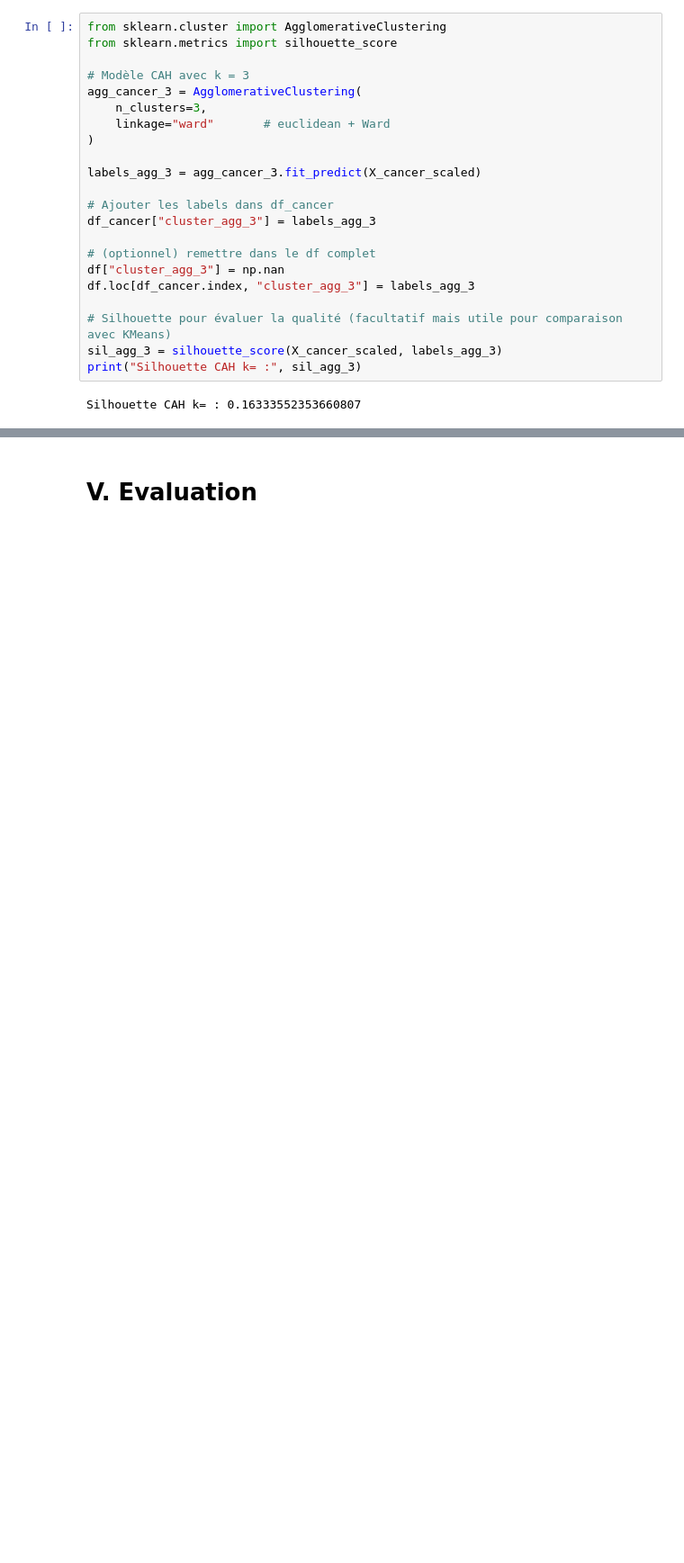
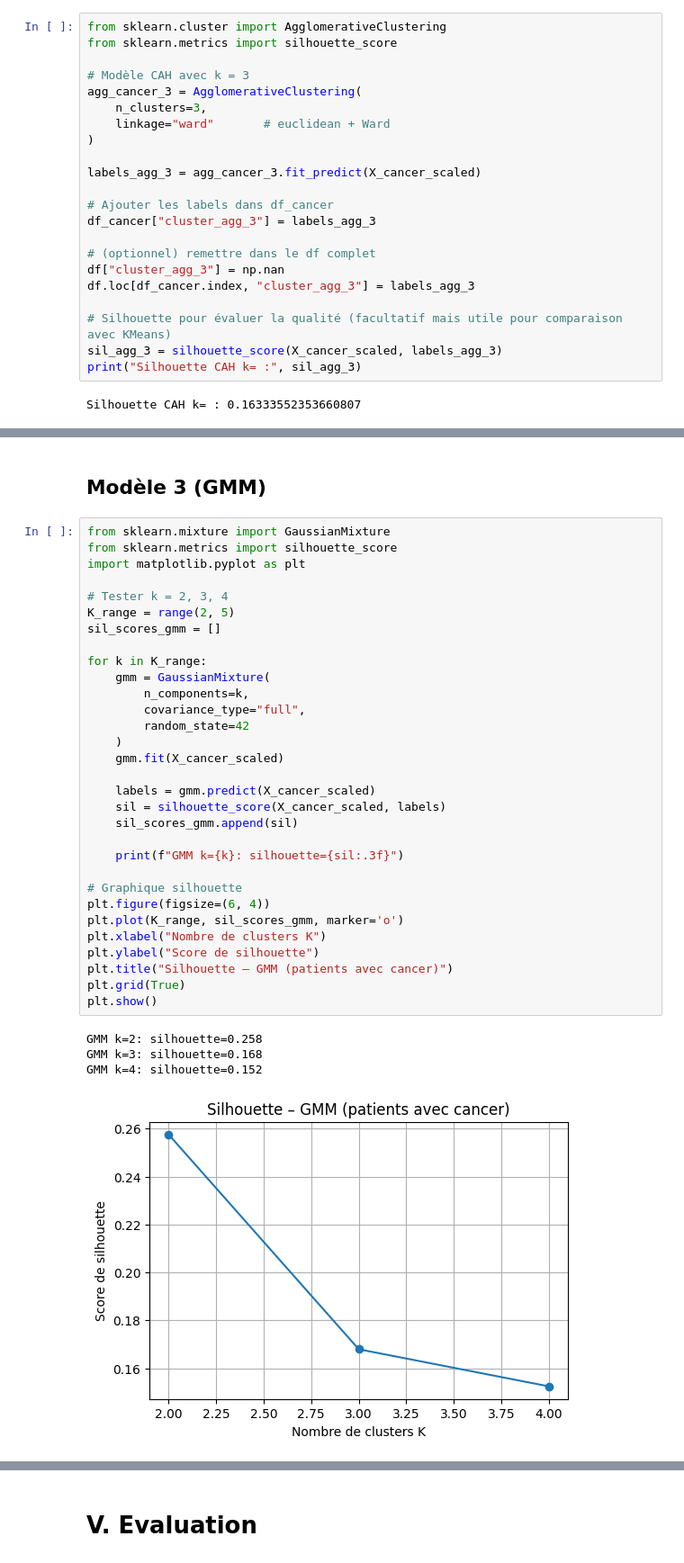
Before and after one commit to eyaguirat10/CoWin-Breast-Cancer-Detection, a Jupyter notebook: MiniProjet_ML2Partie2_.ipynb, the cells around one changed output, grey strips where cells are left out. Shown at 90% size. Saved outputs shown, nothing was run; the diff lists cells and outputs as text; blank space fills up the shorter version.

Commit message:
Ajout Modèle 3 + évaluation DSO2

```diff
--- a/MiniProjet_ML2Partie2_.ipynb
+++ b/MiniProjet_ML2Partie2_.ipynb
@@ -653,3 +687,41 @@ plt.grid(True)
 plt.show()
 # %% [output]
 [figure]
+# %% [markdown]
+## **Modèle 3 (GMM)**
+# %%
+from sklearn.mixture import GaussianMixture
+from sklearn.metrics import silhouette_score
+import matplotlib.pyplot as plt
+
+# Tester k = 2, 3, 4
+K_range = range(2, 5)
+sil_scores_gmm = []
+
+for k in K_range:
+    gmm = GaussianMixture(
+        n_components=k,
+        covariance_type="full",
+        random_state=42
+    )
+    gmm.fit(X_cancer_scaled)
+
+    labels = gmm.predict(X_cancer_scaled)
+    sil = silhouette_score(X_cancer_scaled, labels)
+    sil_scores_gmm.append(sil)
+
+    print(f"GMM k={k}: silhouette={sil:.3f}")
+
+# Graphique silhouette
+plt.figure(figsize=(6, 4))
+plt.plot(K_range, sil_scores_gmm, marker='o')
+plt.xlabel("Nombre de clusters K")
+plt.ylabel("Score de silhouette")
+plt.title("Silhouette – GMM (patients avec cancer)")
+plt.grid(True)
+plt.show()
+# %% [output]
+GMM k=2: silhouette=0.258
+GMM k=3: silhouette=0.168
+GMM k=4: silhouette=0.152
+[figure, added]
```
Also changed, not shown: parts of 26 cells of this notebook.
